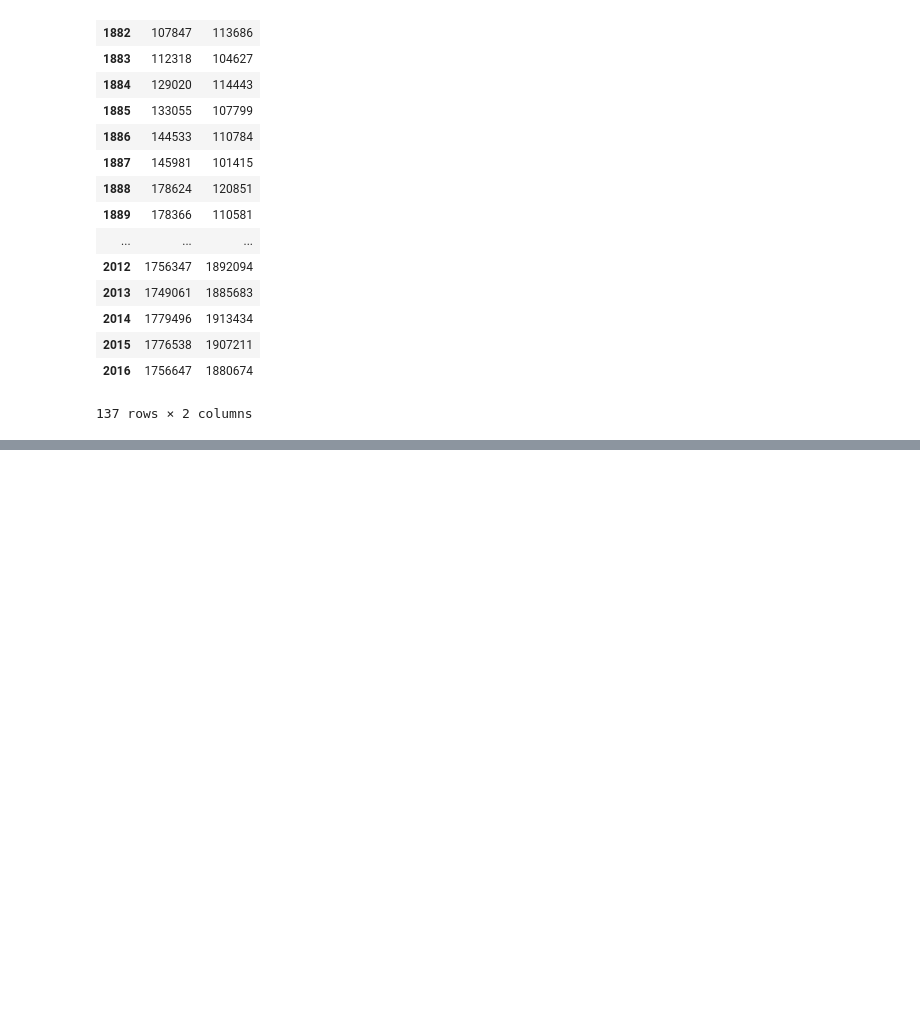
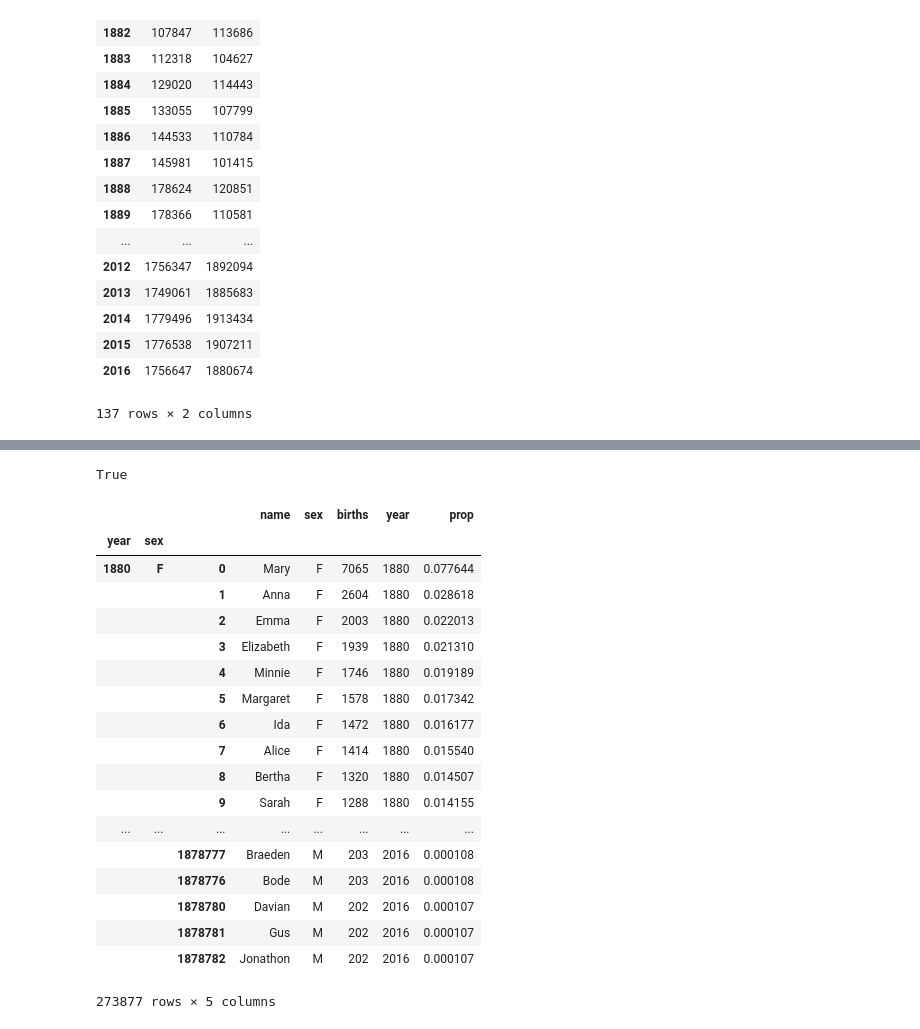
Before and after one commit to wonderui/Python-Practice, a Jupyter notebook: 1_Courses/6_Python_for_Data_Analysis/babynames/babynames.ipynb, the cells around one changed output, grey strips where cells are left out. Drawn from its saved outputs; the diff is of its cells as text; code cells hidden in the pictures; blank space fills up the shorter version.

```diff
--- a/1_Courses/6_Python_for_Data_Analysis/babynames/babynames.ipynb
+++ b/1_Courses/6_Python_for_Data_Analysis/babynames/babynames.ipynb
@@ -86,0 +94,8 @@ total_births
+# %%
+def add_prop(group):
+    births = group.births.astype(float)
+    group['prop'] = births / births.sum()
+    return group
+
+names = names.groupby(['year', 'sex']).apply(add_prop)
+names
@@ -86,0 +121,31 @@ total_births
+# %%
+np.allclose(names.groupby(['year', 'sex']).prop.sum(), 1)
+# %% [output]
+True
+# %%
+def get_top1000(group):
+    return group.sort_values(by = 'births', ascending = False)[:1000]
+
+grouped = names.groupby(['year', 'sex'])
+top1000 = grouped.apply(get_top1000)
+top1000
+# %% [output]
+|  |  |  | name | sex | births | year | prop |
+| year | sex |  |  |  |  |  |  |
+| 1880 | F | 0 | Mary | F | 7065 | 1880 | 0.077644 |
+|  |  | 1 | Anna | F | 2604 | 1880 | 0.028618 |
+|  |  | 2 | Emma | F | 2003 | 1880 | 0.022013 |
+|  |  | 3 | Elizabeth | F | 1939 | 1880 | 0.021310 |
+|  |  | 4 | Minnie | F | 1746 | 1880 | 0.019189 |
+|  |  | 5 | Margaret | F | 1578 | 1880 | 0.017342 |
+|  |  | 6 | Ida | F | 1472 | 1880 | 0.016177 |
+|  |  | 7 | Alice | F | 1414 | 1880 | 0.015540 |
+|  |  | 8 | Bertha | F | 1320 | 1880 | 0.014507 |
+|  |  | 9 | Sarah | F | 1288 | 1880 | 0.014155 |
+| ... | ... | ... | ... | ... | ... | ... | ... |
+|  |  | 1878777 | Braeden | M | 203 | 2016 | 0.000108 |
+|  |  | 1878776 | Bode | M | 203 | 2016 | 0.000108 |
+|  |  | 1878780 | Davian | M | 202 | 2016 | 0.000107 |
+|  |  | 1878781 | Gus | M | 202 | 2016 | 0.000107 |
+|  |  | 1878782 | Jonathon | M | 202 | 2016 | 0.000107 |
+273877 rows × 5 columns
```
Also changed, not shown: parts of 3 cells of this notebook, 2 other files.
